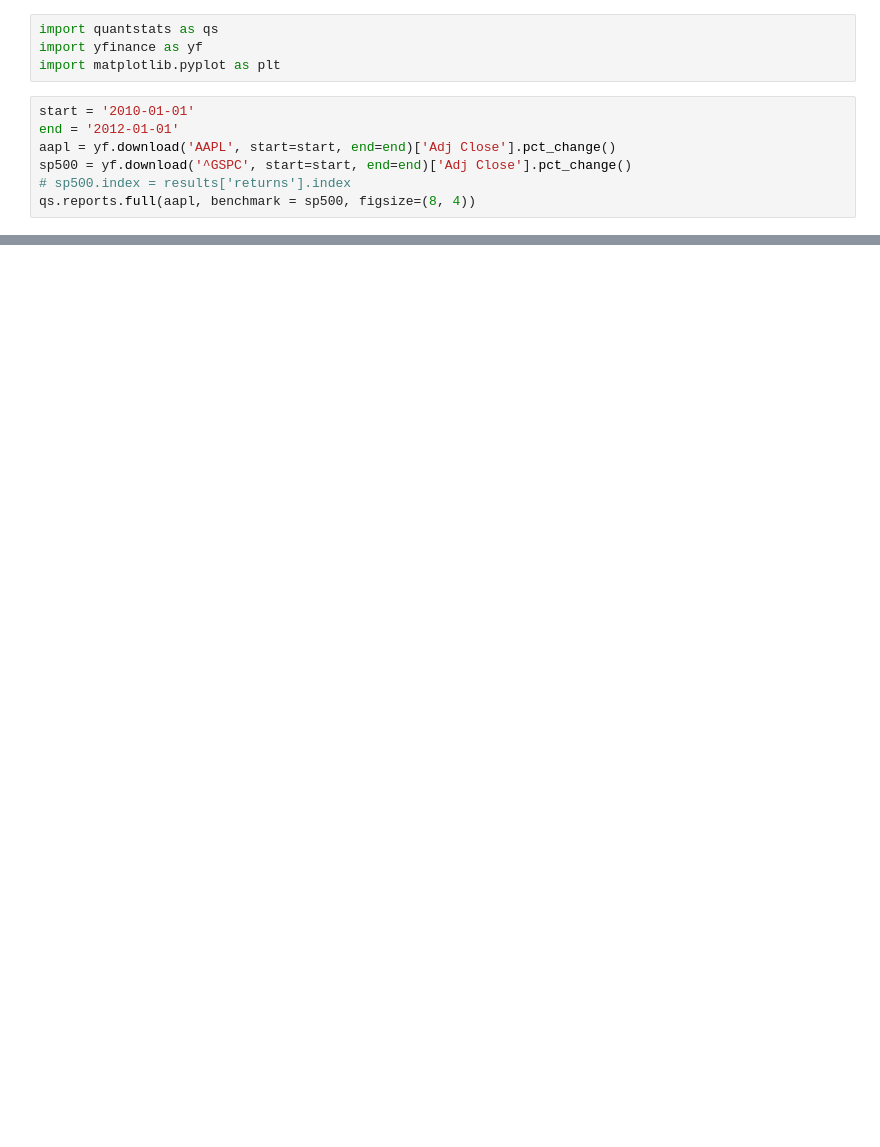
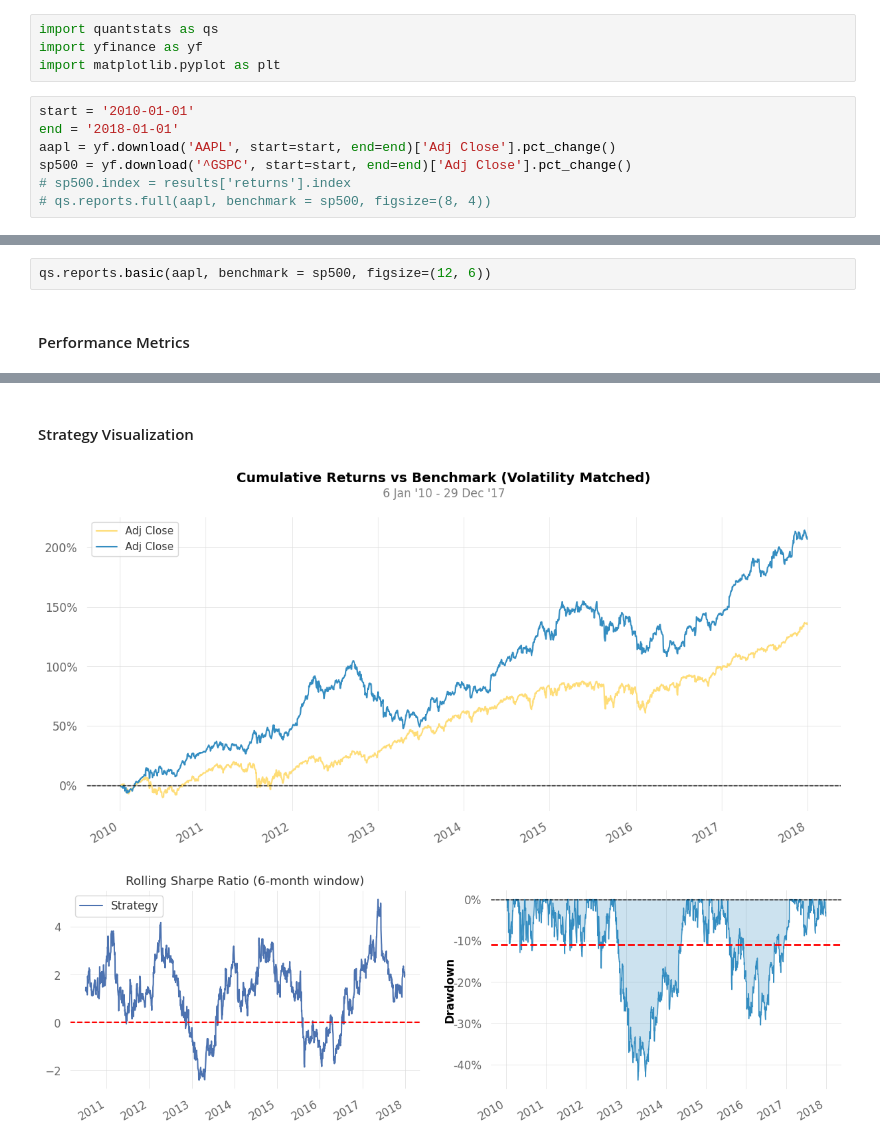
Before and after one commit to anchorblock/quantstats-1, a Jupyter notebook: test.ipynb, the cells around one changed output, grey strips where cells are left out. Drawn from its saved outputs; the diff is of its cells as text; blank space fills up the shorter version.

Commit message:
compact performance metrics

```diff
--- a/test.ipynb
+++ b/test.ipynb
@@ -4,11 +4,11 @@ import yfinance as yf
 import matplotlib.pyplot as plt
 # %%
 start = '2010-01-01'
-end = '2012-01-01'
+end = '2018-01-01'
 aapl = yf.download('AAPL', start=start, end=end)['Adj Close'].pct_change()
 sp500 = yf.download('^GSPC', start=start, end=end)['Adj Close'].pct_change()
 # sp500.index = results['returns'].index
-qs.reports.full(aapl, benchmark = sp500, figsize=(8, 4))
+# qs.reports.full(aapl, benchmark = sp500, figsize=(8, 4))
 # %% [output]
 [*********************100%***********************]  1 of 1 completed
 [*********************100%***********************]  1 of 1 completed
@@ -47,0 +15,4 @@ Strategy Visualization
+# %%
+qs.reports.basic(aapl, benchmark = sp500, figsize=(12, 6))
+# %% [output]
+Performance Metrics
@@ -47,0 +36,3 @@ Strategy Visualization
+Strategy Visualization
+[figure, added]
+[figure, added]
```
Also changed, not shown: parts of 2 cells of this notebook, 3 other files.
